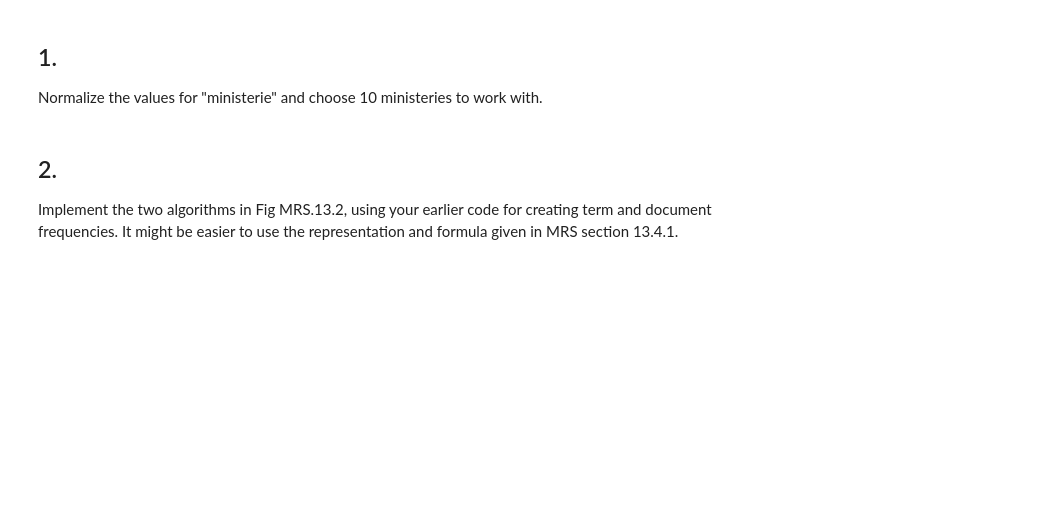
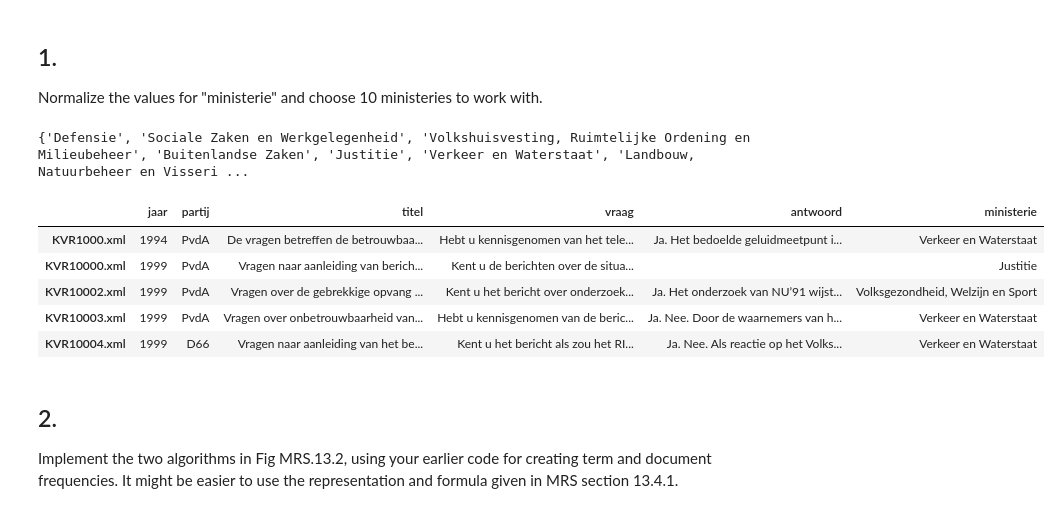
Before and after one commit to rlhjansen/zoekmachines_repo, a Jupyter notebook: assignment_w5.ipynb, the cells around one changed output. Drawn from its saved outputs; the diff is of its cells as text; code cells hidden in the pictures; blank space fills up the shorter version.

```diff
--- a/assignment_w5.ipynb
+++ b/assignment_w5.ipynb
@@ -118,8 +117,13 @@ def str_to_tk(string):
 ## 1.
 Normalize the values for "ministerie" and choose 10 ministeries to work with.
 # %%
-# Only return classes that are about a single ministerie.
 def determine_classes(classes):
+    """ Remove any class that spans multiple ministeries
+
+    :param classes: All classes that occur in kamervragen
+    :return:
+        norm_classes, a subset of classes with only the classes that span a single ministerie.
+    """
     norm_classes = set()
 
     for c in classes:
@@ -142,9 +146,13 @@ def determine_classes(classes):
     return norm_classes
 
 
-# Normalize class c by replacing strange e's with a normal e
-# and removing anything between parenthesis.
 def normalize_class(c):
+    """ Normalize class c by replacing different representations of the e by a normal e
+
+    :param c: str, a single class name
+    :return:
+        str, a single class name with 'normal' e's and no trailing whitespace.
+    """
     nc = ""
     parenthesis = False
 
@@ -169,41 +177,69 @@ def normalize_class(c):
 
 
 def choose_10_classes(class_rows, norm_classes):
+    """ Only return the 10 most occuring classes.
+
+    :param class_rows: dict, a dictionary mapping a class name to all rows that class occurs in.
+    :param norm_classes: set, all normalized class names of classes that only span a single ministerie.
+
+    :return:
+        set, the normalized names of the 10 most occuring classes
+    """
     count = Counter()
     for key, rows in class_rows.items():
         key = normalize_class(key)
 
         if key in norm_classes:
             count[key] += len(rows)
 
-    return [name for name, _ in count.most_common(10)]
+    return set([name for name, _ in count.most_common(10)])
 
 
 def kvrdf_to_10_classes(kvrdf, norm_classes):
-    all_classes = set(kvrdf.ministerie)
+    """ Return a copy of kvrdf with normalized class names and only containing rows with classes in norm_classes
 
-    for i, c in enumerate(all_classes):
+    :param kvrdf: pd.Dataframe, containing all downloaded information: questions, ministerie, answers, etc.
+    :param norm_classes: set, containing all normalized class names of the 10 most occuring classes.
+
+    :return:
+        pd.Dataframe, kvrdf but with all rows removed that don't contain any of the ministeries in norm_classes.
+    """
+    for c in set(kvrdf.ministerie):
         nc = normalize_class(c)
 
         if not (nc in norm_classes):
             kvrdf = kvrdf[kvrdf.ministerie != c]
-            kvrdf.is_copy = False
 
         else:
-            kvrdf.loc[kvrdf["ministerie"] == c] = nc
+            kvrdf.loc[kvrdf["ministerie"] == c, "ministerie"] = nc
 
     return kvrdf
 
+# classes is a set of strings of all classes that are in kvrdf
+classes = set(kvrdf.ministerie)
 
-classes = set(kvrdf.ministerie)
+# norm classes is a set of strings of classes that only span a single ministerie with normalized names.
 norm_classes = {normalize_class(c) for c in determine_classes(classes)}
 
-# complete rows per class
+# class_rows_full is a dictionary mapping a class name to all rows that contain that class.
 class_rows_full = {c:kvrdf.loc[kvrdf.ministerie == c] for c in classes}
 
-print(choose_10_classes(class_rows_full, norm_classes))
+# classes is adjusted so it now is a set that contains the normalized strings of the 10 most occuring classes.
 classes = choose_10_classes(class_rows_full, norm_classes)
+print(classes)
+
+# kvrdf is adjusted so any rows that don't contain any class in 'classes' are removed.
+# also, all class names are normalized.
 kvrdf = kvrdf_to_10_classes(kvrdf, classes)
+kvrdf.head()
+# %% [output]
+{'Defensie', 'Sociale Zaken en Werkgelegenheid', 'Volkshuisvesting, Ruimtelijke Ordening en Milieubeheer', 'Buitenlandse Zaken', 'Justitie', 'Verkeer en Waterstaat', 'Landbouw, Natuurbeheer en Visseri ...
+|  | jaar | partij | titel | vraag | antwoord | ministerie |
+| KVR1000.xml | 1994 | PvdA | De vragen betreffen de betrouwbaa... | Hebt u kennisgenomen van het tele... | Ja. Het bedoelde geluidmeetpunt i... | Verkeer en Waterstaat |
+| KVR10000.xml | 1999 | PvdA | Vragen naar aanleiding van berich... | Kent u de berichten over de situa... |  | Justitie |
+| KVR10002.xml | 1999 | PvdA | Vragen over de gebrekkige opvang ... | Kent u het bericht over onderzoek... | Ja. Het onderzoek van NU’91 wijst... | Volksgezondheid, Welzijn en Sport |
+| KVR10003.xml | 1999 | PvdA | Vragen over onbetrouwbaarheid van... | Hebt u kennisgenomen van de beric... | Ja. Nee. Door de waarnemers van h... | Verkeer en Waterstaat |
+| KVR10004.xml | 1999 | D66 | Vragen naar aanleiding van het be... | Kent u het bericht als zou het RI... | Ja. Nee. Als reactie op het Volks... | Verkeer en Waterstaat |
 # %% [markdown]
 ## 2.
 Implement the two algorithms in Fig MRS.13.2, using your earlier code for creating term and document frequencies. It might be easier to use the representation and formula given in MRS section 13.4.1.
```
Also changed, not shown: parts of 5 cells of this notebook.
